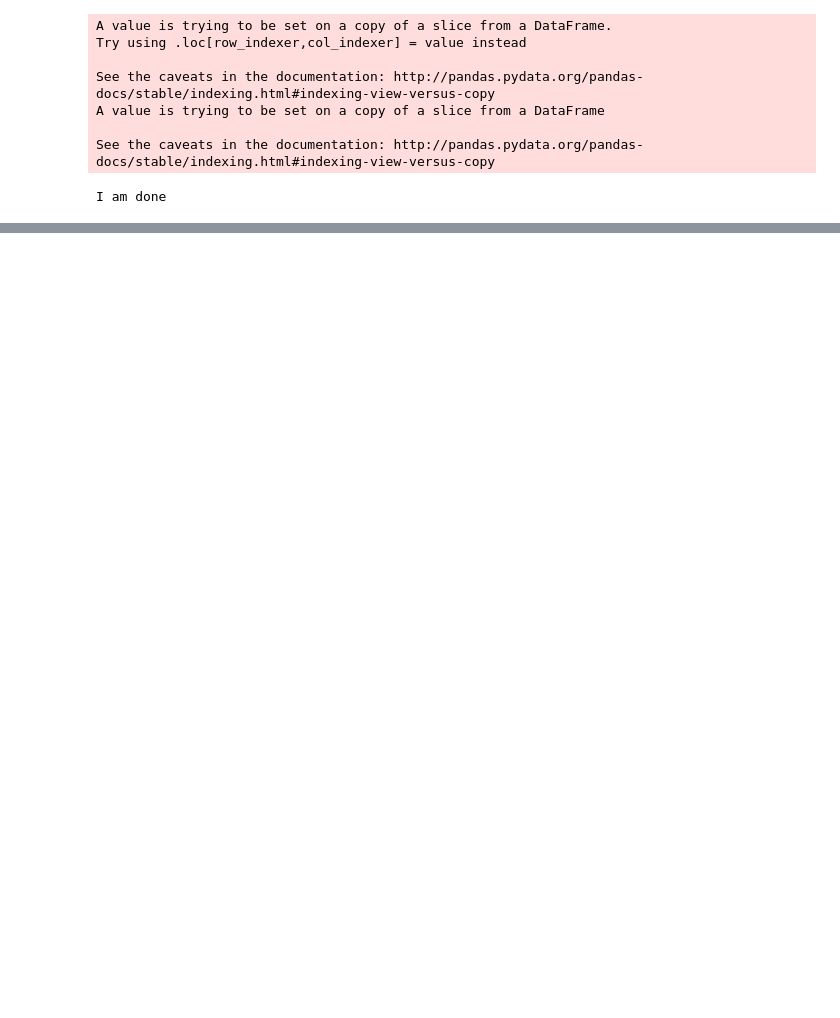
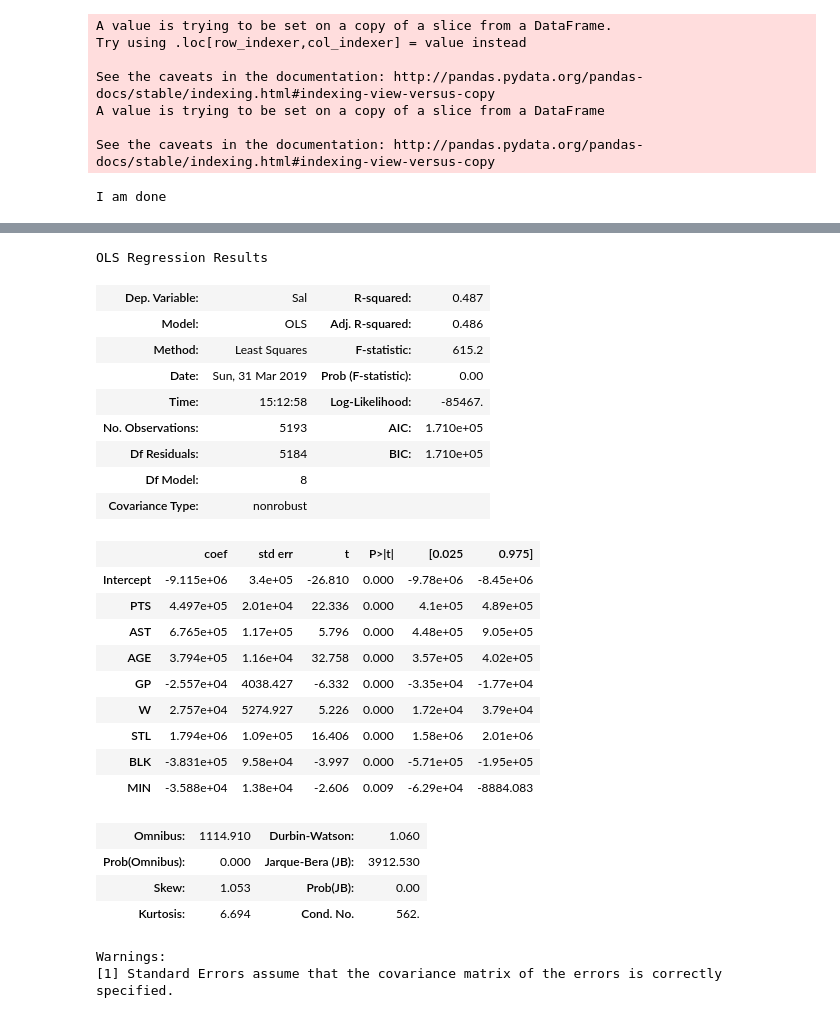
Before and after one commit to palani-thangaraj/datascience-project, a Jupyter notebook: Data/Cleaning.ipynb, the cells around one changed output, grey strips where cells are left out. Drawn from its saved outputs; the diff is of its cells as text; code cells hidden in the pictures; blank space fills up the shorter version.

```diff
--- a/Data/Cleaning.ipynb
+++ b/Data/Cleaning.ipynb
@@ -254,0 +257,40 @@ Name: Larry Johnson, dtype: object
+# %%
+#Changing to correct data types
+playerStats['AGE']= playerStats['AGE'].astype('int32')
+playerStats['AST']= playerStats['AST'].astype('float')
+playerStats['BLK']= playerStats['BLK'].astype('float')
+playerStats['DD2']= playerStats['DD2'].astype('int32')
+playerStats['DREB']= playerStats['DREB'].astype('float')
+playerStats['FGA']= playerStats['FGA'].astype('float')
+playerStats['FGM']= playerStats['FGM'].astype('float')
+playerStats['FG_per']= playerStats['FG_per'].astype('float')
+playerStats['GP']= playerStats['GP'].astype('int32')
+playerStats['L']= playerStats['L'].astype('int32')
+playerStats['MIN']= playerStats['MIN'].astype('float')
+playerStats['OREB']= playerStats['OREB'].astype('float')
+playerStats['PF']= playerStats['PF'].astype('float')
+playerStats['PM']= playerStats['PM'].astype('float')
+playerStats['PTS']= playerStats['PTS'].astype('float')
+playerStats['REB']= playerStats['REB'].astype('float')
+playerStats['STL']= playerStats['STL'].astype('float')
+playerStats['TD3']= playerStats['TD3'].astype('int32')
+playerStats['TOV']= playerStats['TOV'].astype('float')
+playerStats['TPA']= playerStats['TPA'].astype('float')
+playerStats['TP_per']= playerStats['TP_per'].astype('float')
+playerStats['TPM']= playerStats['TPM'].astype('float')
+playerStats['FTM']= playerStats['FTM'].astype('float')
+playerStats['FTA']= playerStats['FTA'].astype('float')
+playerStats['FT_per']= playerStats['FT_per'].astype('float')
+playerStats['W']= playerStats['W'].astype('int32')
+#Some of the Salary datas are weird, so taking them out
+for index,row in playerStats.iterrows():
+    dType = str(type(row['Sal']))
+    dType = dType.replace("<","")
+    dType = dType.replace(">","")
+    dType = dType.replace("'","")
+    dType = dType.replace(" ","")
+    dType = dType.replace("class","")
+    if dType == 'list' :
+        playerStats = playerStats.drop(index)
+playerStats['Sal'] = playerStats['Sal'].astype('long')
+playerStats.info()
@@ -254,0 +353,30 @@ Name: Larry Johnson, dtype: object
+# %%
+multipleStatsModel = sm.ols(formula="Sal ~ PTS + AST  + AGE + GP + W + STL + BLK + MIN", data=playerStats).fit()
+multipleStatsModel.summary()
+# %% [output]
+OLS Regression Results
+| Dep. Variable: | Sal | R-squared: | 0.487 |
+| Model: | OLS | Adj. R-squared: | 0.486 |
+| Method: | Least Squares | F-statistic: | 615.2 |
+| Date: | Sun, 31 Mar 2019 | Prob (F-statistic): | 0.00 |
+| Time: | 15:12:58 | Log-Likelihood: | -85467. |
+| No. Observations: | 5193 | AIC: | 1.710e+05 |
+| Df Residuals: | 5184 | BIC: | 1.710e+05 |
+| Df Model: | 8 |  |  |
+| Covariance Type: | nonrobust |  |  |
+|  | coef | std err | t | P>|t| | [0.025 | 0.975] |
+| Intercept | -9.115e+06 | 3.4e+05 | -26.810 | 0.000 | -9.78e+06 | -8.45e+06 |
+| PTS | 4.497e+05 | 2.01e+04 | 22.336 | 0.000 | 4.1e+05 | 4.89e+05 |
+| AST | 6.765e+05 | 1.17e+05 | 5.796 | 0.000 | 4.48e+05 | 9.05e+05 |
+| AGE | 3.794e+05 | 1.16e+04 | 32.758 | 0.000 | 3.57e+05 | 4.02e+05 |
+| GP | -2.557e+04 | 4038.427 | -6.332 | 0.000 | -3.35e+04 | -1.77e+04 |
+| W | 2.757e+04 | 5274.927 | 5.226 | 0.000 | 1.72e+04 | 3.79e+04 |
+| STL | 1.794e+06 | 1.09e+05 | 16.406 | 0.000 | 1.58e+06 | 2.01e+06 |
+| BLK | -3.831e+05 | 9.58e+04 | -3.997 | 0.000 | -5.71e+05 | -1.95e+05 |
+| MIN | -3.588e+04 | 1.38e+04 | -2.606 | 0.009 | -6.29e+04 | -8884.083 |
+| Omnibus: | 1114.910 | Durbin-Watson: | 1.060 |
+| Prob(Omnibus): | 0.000 | Jarque-Bera (JB): | 3912.530 |
+| Skew: | 1.053 | Prob(JB): | 0.00 |
+| Kurtosis: | 6.694 | Cond. No. | 562. |
+Warnings:
+[1] Standard Errors assume that the covariance matrix of the errors is correctly specified.
```
Also changed, not shown: parts of 7 cells of this notebook, 1 other file.
